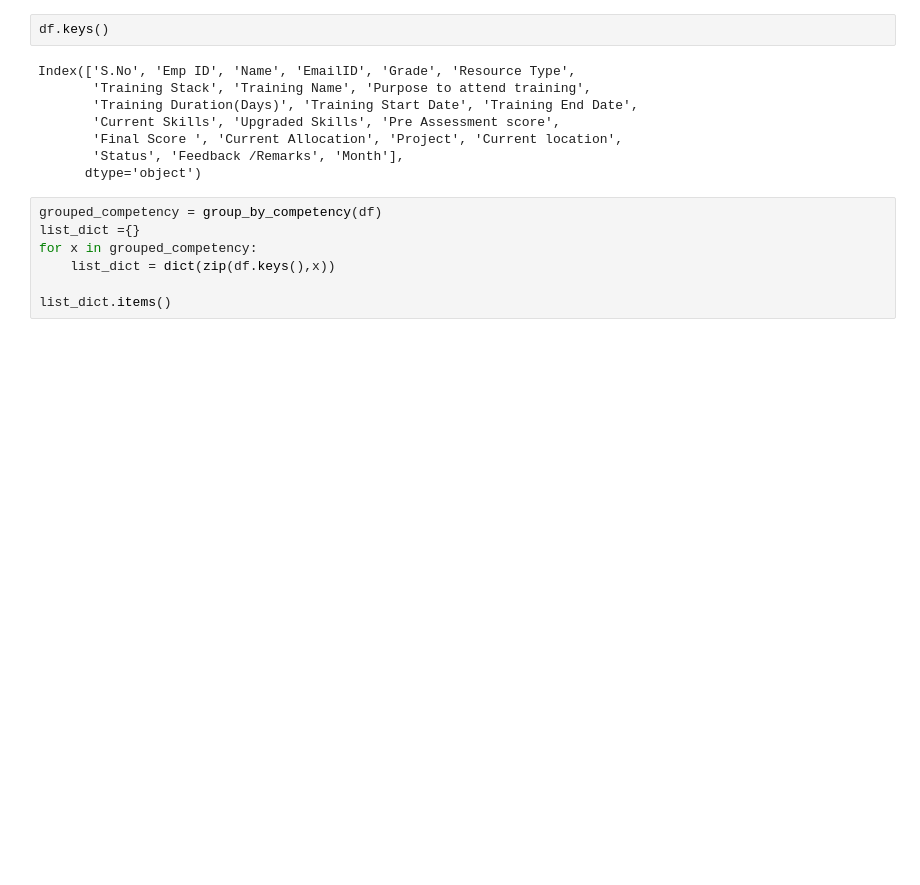
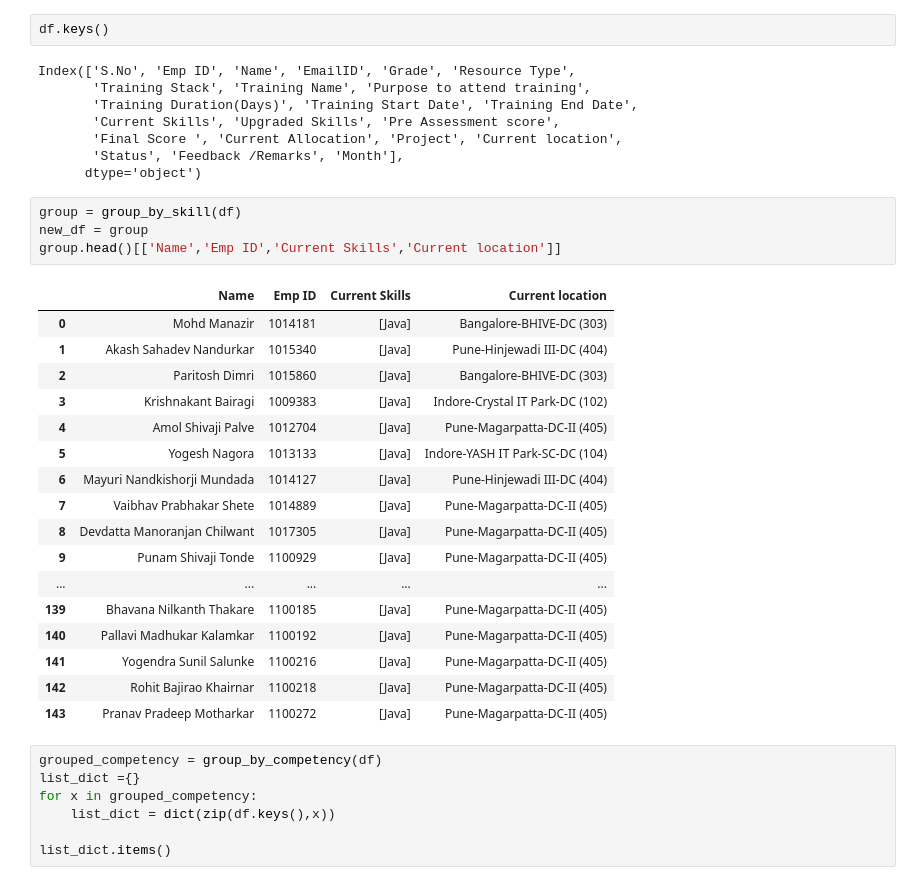
Before and after one commit to Aayush-Joshi-01/Python, a Jupyter notebook: M-07(July)/Week-11/15 July/Prods/Training_Analysis/Analysis/Analysis.ipynb, the cells around one changed output. Saved outputs shown, nothing was run; the diff lists cells and outputs as text; blank space fills up the shorter version.

```diff
--- a/M-07(July)/Week-11/15 July/Prods/Training_Analysis/Analysis/Analysis.ipynb
+++ b/M-07(July)/Week-11/15 July/Prods/Training_Analysis/Analysis/Analysis.ipynb
@@ -572,6 +599,28 @@ Index(['S.No', 'Emp ID', 'Name', 'EmailID', 'Grade', 'Resource Type',
        'Final Score ', 'Current Allocation', 'Project', 'Current location',
        'Status', 'Feedback /Remarks', 'Month'],
       dtype='object')
+# %%
+group = group_by_skill(df)
+new_df = group
+group.head()[['Name','Emp ID','Current Skills','Current location']]
+# %% [output]
+|  | Name | Emp ID | Current Skills | Current location |
+| 0 | Mohd Manazir | 1014181 | [Java] | Bangalore-BHIVE-DC (303) |
+| 1 | Akash Sahadev Nandurkar | 1015340 | [Java] | Pune-Hinjewadi III-DC (404) |
+| 2 | Paritosh Dimri | 1015860 | [Java] | Bangalore-BHIVE-DC (303) |
+| 3 | Krishnakant Bairagi | 1009383 | [Java] | Indore-Crystal IT Park-DC (102) |
+| 4 | Amol Shivaji Palve | 1012704 | [Java] | Pune-Magarpatta-DC-II (405) |
+| 5 | Yogesh Nagora | 1013133 | [Java] | Indore-YASH IT Park-SC-DC (104) |
+| 6 | Mayuri Nandkishorji Mundada | 1014127 | [Java] | Pune-Hinjewadi III-DC (404) |
+| 7 | Vaibhav Prabhakar Shete | 1014889 | [Java] | Pune-Magarpatta-DC-II (405) |
+| 8 | Devdatta Manoranjan Chilwant | 1017305 | [Java] | Pune-Magarpatta-DC-II (405) |
+| 9 | Punam Shivaji Tonde | 1100929 | [Java] | Pune-Magarpatta-DC-II (405) |
+| ... | ... | ... | ... | ... |
+| 139 | Bhavana Nilkanth Thakare | 1100185 | [Java] | Pune-Magarpatta-DC-II (405) |
+| 140 | Pallavi Madhukar Kalamkar | 1100192 | [Java] | Pune-Magarpatta-DC-II (405) |
+| 141 | Yogendra Sunil Salunke | 1100216 | [Java] | Pune-Magarpatta-DC-II (405) |
+| 142 | Rohit Bajirao Khairnar | 1100218 | [Java] | Pune-Magarpatta-DC-II (405) |
+| 143 | Pranav Pradeep Motharkar | 1100272 | [Java] | Pune-Magarpatta-DC-II (405) |
 # %%
 grouped_competency = group_by_competency(df)
 list_dict ={}
```
Also changed, not shown: parts of 11 cells of this notebook, 10 other files.
